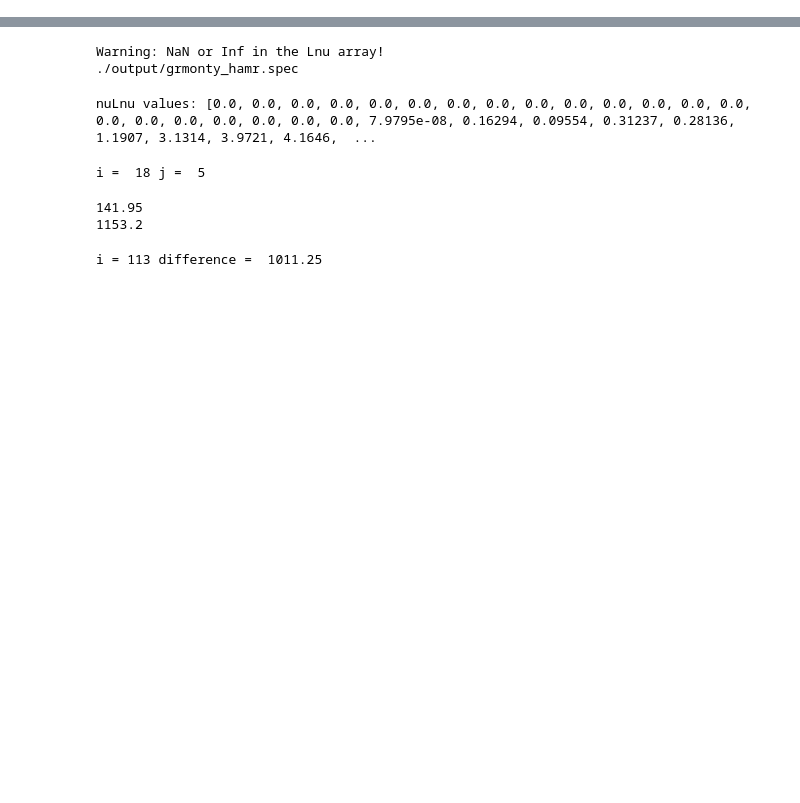
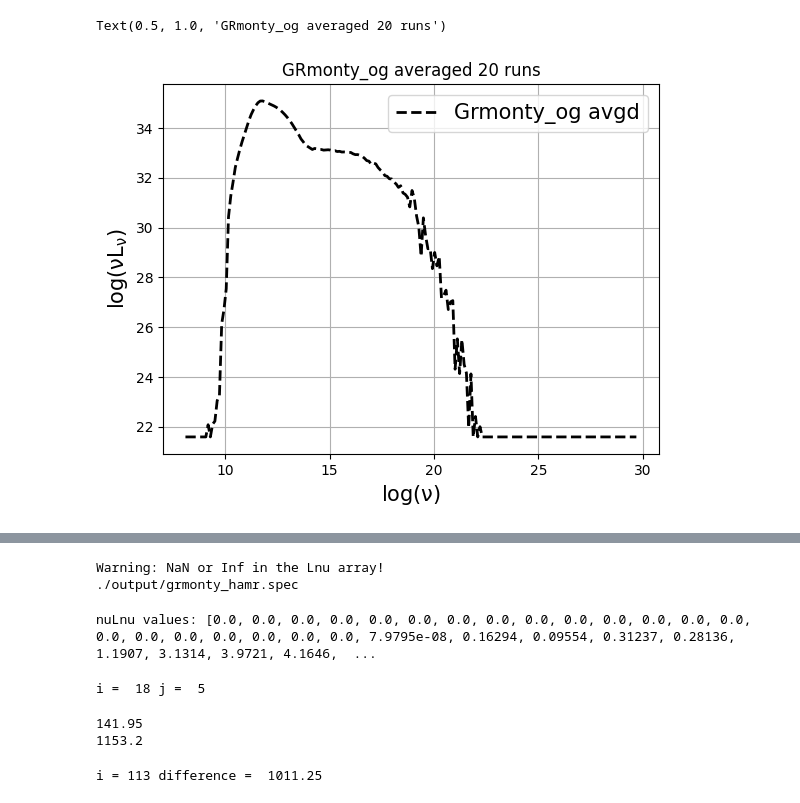
Before and after one commit to black-hole-group/gpumonty, a Jupyter notebook: Untitled.ipynb, the cells around one changed output, grey strips where cells are left out. Cells and saved outputs as stored; diff of their text form; code cells hidden in the pictures; blank space fills up the shorter version.

```diff
--- a/Untitled.ipynb
+++ b/Untitled.ipynb
@@ -53,3 +55,28 @@ Text(0.5, 1.0, 'GRmonty averaged 20 runs')
+# %%
+#from gpumonty
+import nmmn.sed
+import matplotlib.pyplot as plt
+import numpy as np
+number_of_outputs = 20
+plt.grid(True)
+ydata_og = np.zeros((number_of_outputs, 200))
+xdata_og = np.zeros((number_of_outputs, 200))
+plt.ylabel(r'$\rm log(\nu L_\nu)$', fontsize = 15)
+plt.xlabel(r'$\rm log(\nu)$', fontsize = 15)
+s=nmmn.sed.SED()
+cmap = plt.get_cmap('CMRmap')
+for i in range(number_of_outputs):
+    s.grmonty('/home/pedro/grmonty_original/grmonty/output/grmonty_original_'+str(i))
+    xdata_og[i] = s.lognu
+    ydata_og[i] = s.ll
+#for i in range(number_of_outputs):
+#    plt.plot(xdata.mean(0), ydata[i],'--', color=cmap(i / number_of_outputs))
+plt.plot(xdata_og.mean(0), ydata_og.mean(0), lw = 2, linestyle = '--', color = 'black', label = 'Grmonty_og avgd')
+plt.legend(fontsize = 15)
+plt.title("GRmonty_og averaged 20 runs")
+# %% [output]
+Text(0.5, 1.0, 'GRmonty_og averaged 20 runs')
+[figure, added]
 # %%
 import nmmn.sed
 import matplotlib.pyplot as plt
```
Also changed, not shown: parts of 3 cells of this notebook, 2 other files.
